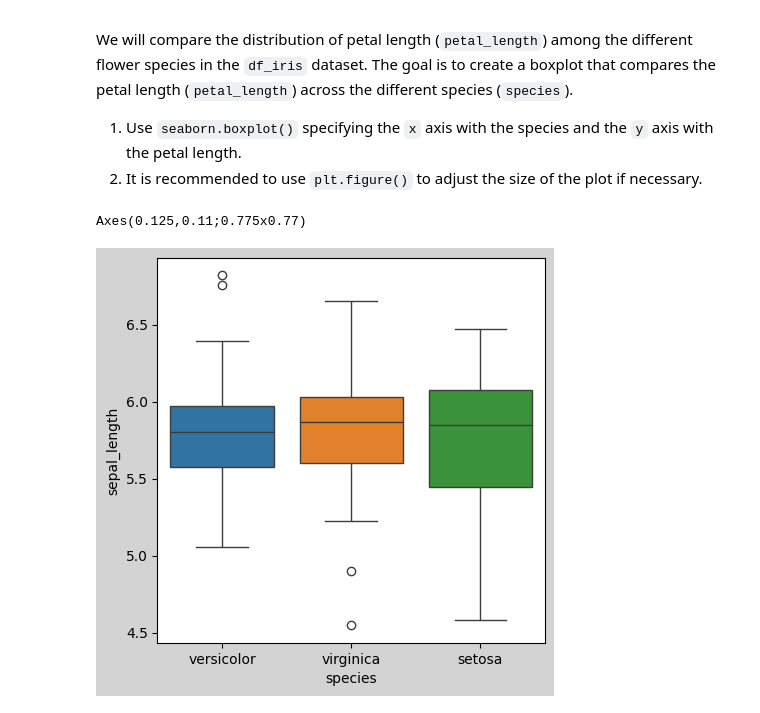
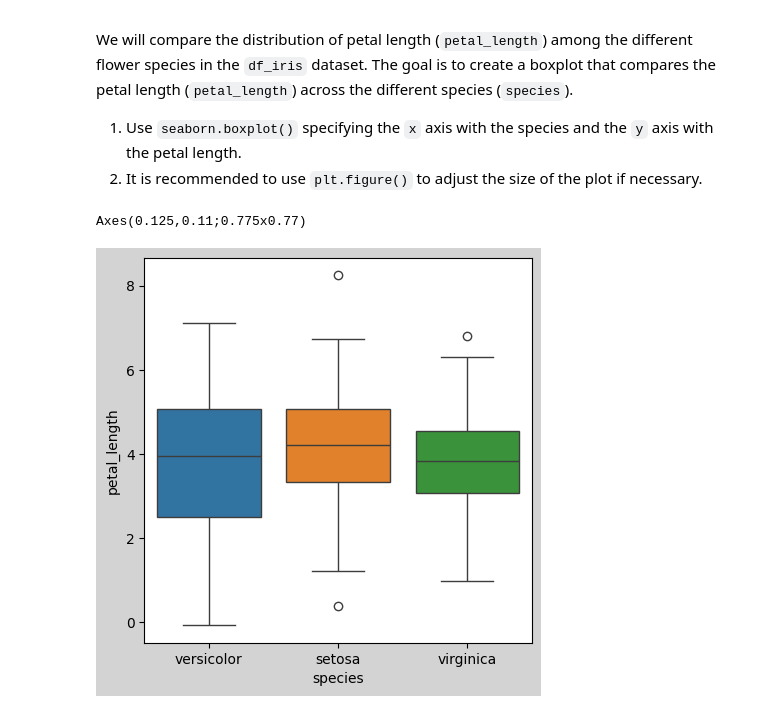
Before and after one commit to 4GeeksAcademy/ekbalam11-visualization-exercises-with-matplot-and-seaborn, a Jupyter notebook: notebook/problems.ipynb, the cells around one changed output. Saved outputs shown, nothing was run; the diff lists cells and outputs as text; code cells hidden in the pictures.

```diff
--- a/notebook/problems.ipynb
+++ b/notebook/problems.ipynb
@@ -246,9 +246,9 @@ We will compare the distribution of petal length (`petal_length`) among the diff
 # %%
 df_iris
 plt.figure(figsize=(5, 5), facecolor='lightgrey')
-boxplot= sns.boxplot(data=df_iris, x='species', y='sepal_length', hue='species')
+boxplot= sns.boxplot(data=df_iris, x='species', y='petal_length', hue='species')
 print(boxplot)
 # %% [output]
 Axes(0.125,0.11;0.775x0.77)
-[figure, old version]
+[figure, new version]
 # %%
```
Also changed, not shown: parts of 8 cells of this notebook.
